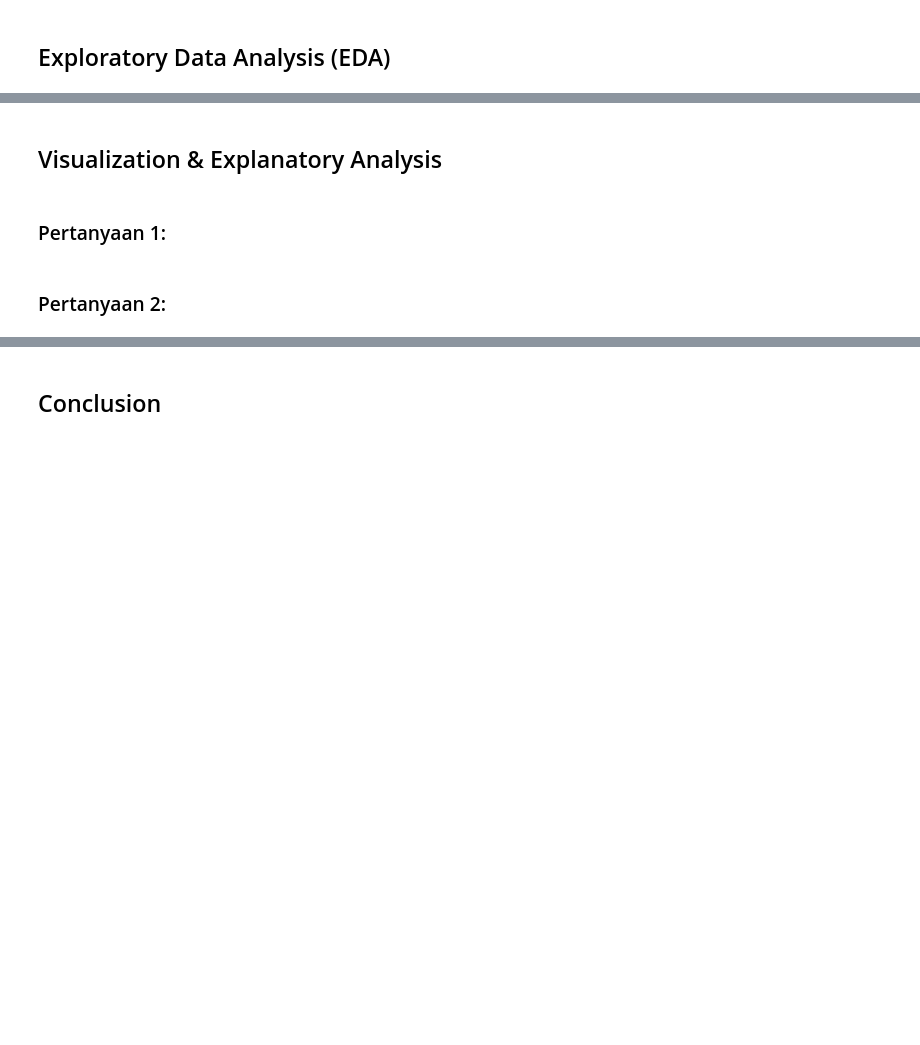
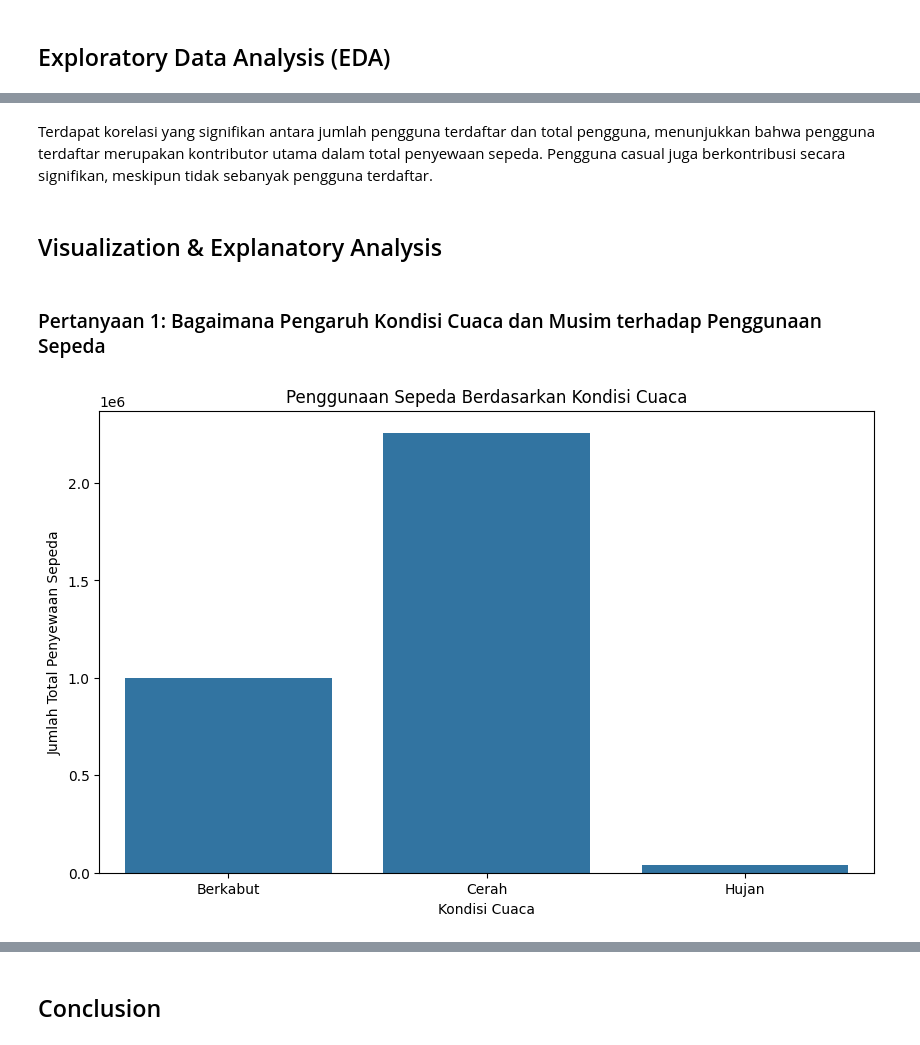
Before and after one commit to quenzvezda/dicoding-bike-sharing-rentals, a Jupyter notebook: notebook.ipynb, the cells around one changed output, grey strips where cells are left out. Cells and saved outputs as stored; diff of their text form; code cells hidden in the pictures; blank space fills up the shorter version.

```diff
--- a/notebook.ipynb
+++ b/notebook.ipynb
@@ -67,0 +285,9 @@ hourly_bike_sharing_data.head()
+# %%
+# Definisikan peta untuk mengganti angka dengan label deskriptif
+weather_labels = {1: 'Cerah', 2: 'Berkabut', 3: 'Hujan', 4: 'Cuaca Buruk'}
+
+# Ganti nilai numerik dengan label deskriptif langsung pada DataFrame asli
+day_df['weather_condition'] = day_df['weather_condition'].map(weather_labels)
+
+# Konfirmasi perubahan dengan menampilkan beberapa baris pertama
+day_df.head()
@@ -67,0 +324,11 @@ hourly_bike_sharing_data.head()
+# %%
+# Dictionary untuk mengonversi angka musim menjadi nama musim
+musim_mapping = {
+    1: 'Musim Semi',
+    2: 'Musim Panas',
+    3: 'Musim Gugur',
+    4: 'Musim Dingin'
+}
+
+# Mengganti nilai musim dengan nama musim
+day_df['season'] = day_df['season'].map(musim_mapping)
@@ -71,0 +352,11 @@ hourly_bike_sharing_data.head()
+# %%
+# Mengatur kolom 'month' sebagai kategori dengan urutan tertentu
+day_df['month'] = pd.Categorical(day_df['month'],
+                                 categories=['Januari', 'Februari', 'Maret', 'April', 'Mei', 'Juni', 'Juli', 'Agustus', 'September', 'Oktober', 'November', 'Desember'],
+                                 ordered=True)
+
+# Kelompokkan penyewa sepeda berdasarkan bulan dengan urutan bulan yang benar
+grouped_by_month = day_df.groupby('month', observed=False)[['casual_users', 'registered_users', 'total_users']].sum()
+
+# Tampilkan DataFrame
+grouped_by_month
@@ -71,0 +380,6 @@ hourly_bike_sharing_data.head()
+# %%
+# Kelompokkan penyewa sepeda berdasarkan keadaan cuaca
+grouped_by_weather = day_df.groupby('weather_condition')[['casual_users', 'registered_users', 'total_users']].sum()
+
+# Tampilkan DataFrame
+grouped_by_weather
@@ -72,6 +475,15 @@ hourly_bike_sharing_data.head()
+# %% [markdown]
+Terdapat korelasi yang signifikan antara jumlah pengguna terdaftar dan total pengguna, menunjukkan bahwa pengguna terdaftar merupakan kontributor utama dalam total penyewaan sepeda. Pengguna casual juga berkontribusi secara signifikan, meskipun tidak sebanyak pengguna terdaftar.
 # %% [markdown]
 ## Visualization & Explanatory Analysis
-# %% [markdown]
-### Pertanyaan 1:
-# %% [markdown]
-### Pertanyaan 2:
+# %% [markdown]
+### Pertanyaan 1: Bagaimana Pengaruh Kondisi Cuaca dan Musim terhadap Penggunaan Sepeda
+# %%
+plt.figure(figsize=(10, 6))
+sns.barplot(x=grouped_by_weather.index, y='total_users', data=grouped_by_weather.reset_index())
+plt.title('Penggunaan Sepeda Berdasarkan Kondisi Cuaca')
+plt.xlabel('Kondisi Cuaca')
+plt.ylabel('Jumlah Total Penyewaan Sepeda')
+plt.show()
+# %% [output]
+[figure, added]
```
Also changed, not shown: parts of 71 cells of this notebook, 2 other files.
